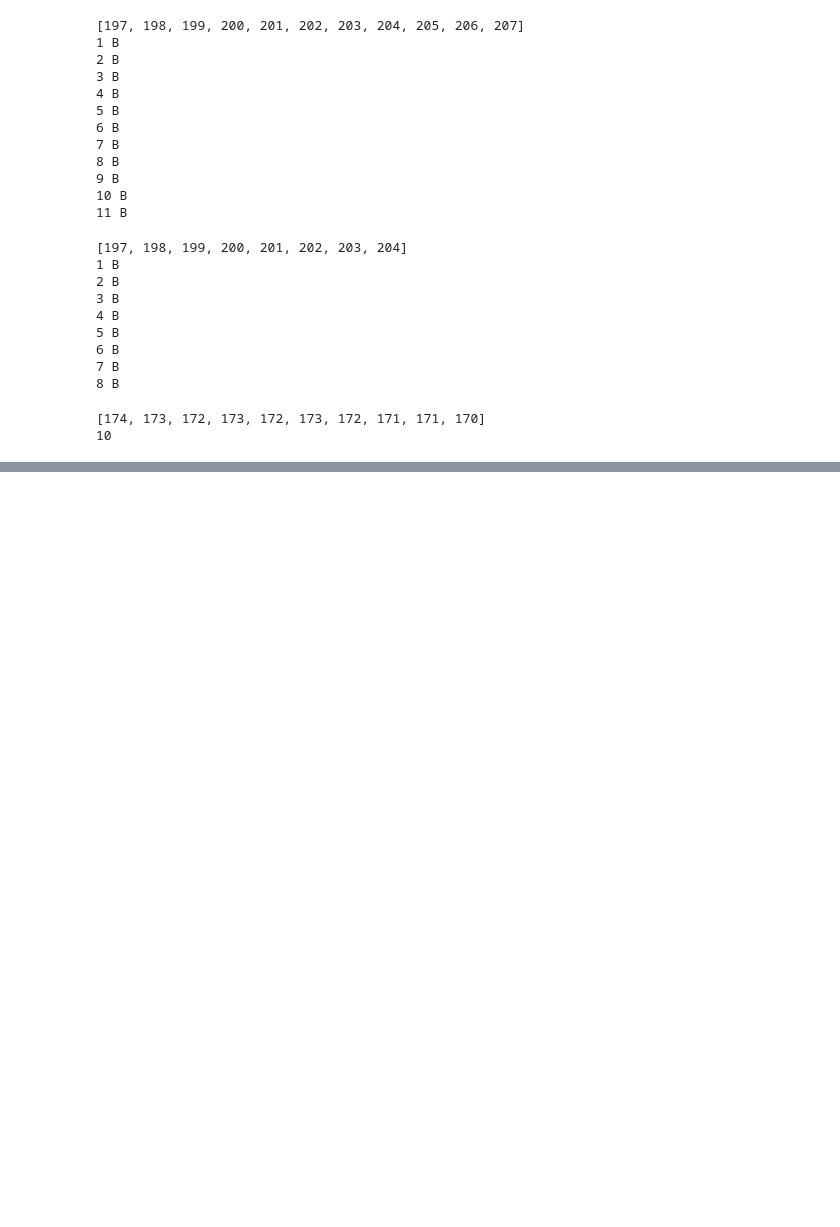
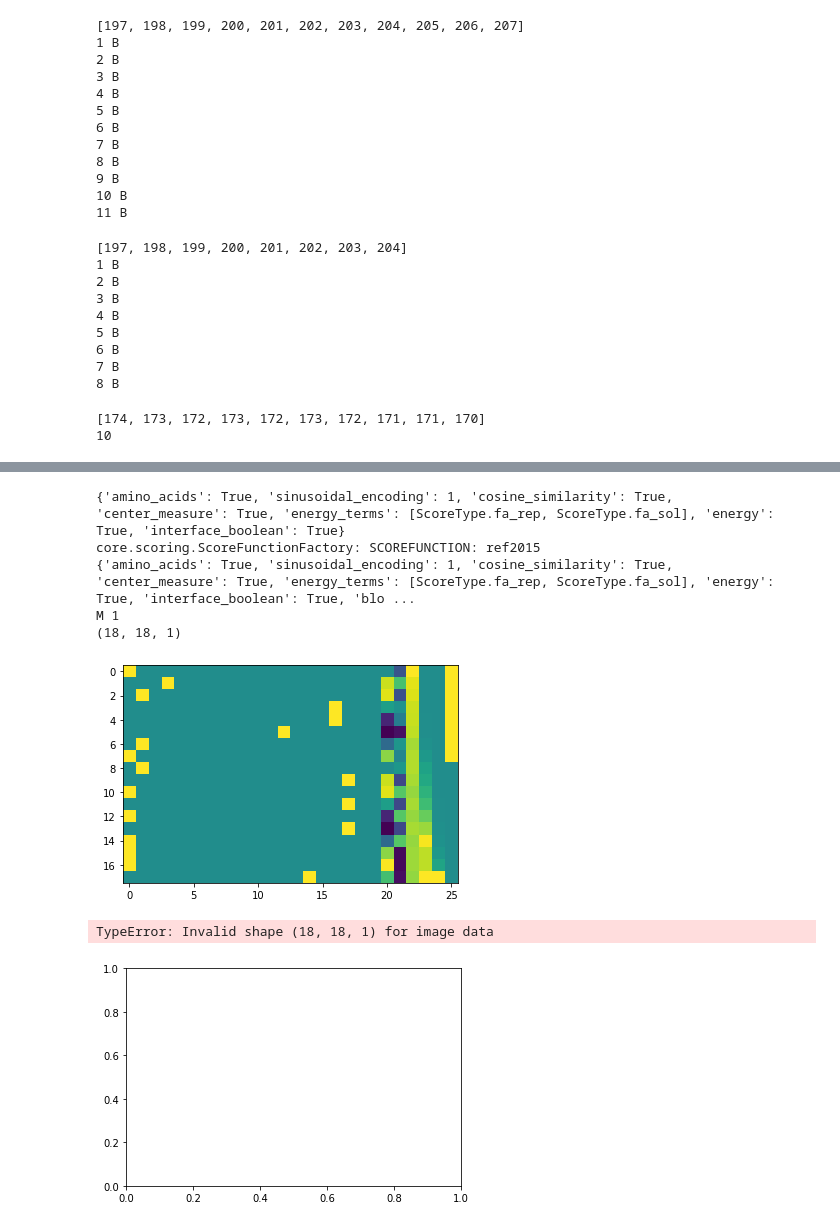
Before and after one commit to SamuelStentz/Graph-Convolutional-Neural-Network, a Jupyter notebook: GraphGeneration/Test Graph Generation.ipynb, the cells around one changed output, grey strips where cells are left out. Drawn from its saved outputs; the diff is of its cells as text; code cells hidden in the pictures; blank space fills up the shorter version.

```diff
--- a/GraphGeneration/Test Graph Generation.ipynb
+++ b/GraphGeneration/Test Graph Generation.ipynb
@@ -164,21 +169,30 @@ for el in ind_if_1:
 # %%
 params = {"amino_acids":True,
-          "blosum":False,
             "sinusoidal_encoding":1,
             "cosine_similarity":True,
             "center_measure":True,
             "energy_terms":[fa_rep, fa_sol],
-            "edge_feature":"Energy",
+            "energy":True,
             "interface_boolean":True}
 g = protein_graph(pose = pose, substrate_indices=ind_act, interface_indices = ind_if, params = params)
+print(g.A.shape)
 
 fig, ax = plt.subplots()
 ax.imshow(g.V, cmap='viridis', aspect='auto')
 plt.show()
 
 fig, ax = plt.subplots()
 ax.imshow(g.A, cmap='viridis', aspect='auto')
 plt.show()
+# %% [output]
+{'amino_acids': True, 'sinusoidal_encoding': 1, 'cosine_similarity': True, 'center_measure': True, 'energy_terms': [ScoreType.fa_rep, ScoreType.fa_sol], 'energy': True, 'interface_boolean': True}
+core.scoring.ScoreFunctionFactory: SCOREFUNCTION: ref2015
+{'amino_acids': True, 'sinusoidal_encoding': 1, 'cosine_similarity': True, 'center_measure': True, 'energy_terms': [ScoreType.fa_rep, ScoreType.fa_sol], 'energy': True, 'interface_boolean': True, 'blo ...
+M 1
+(18, 18, 1)
+[figure, added]
+TypeError: Invalid shape (18, 18, 1) for image data
+[figure, added]
 # %%
 params = {"amino_acids":False,
           "blosum": True,
```
Also changed, not shown: parts of 7 cells of this notebook, 3 other files.
